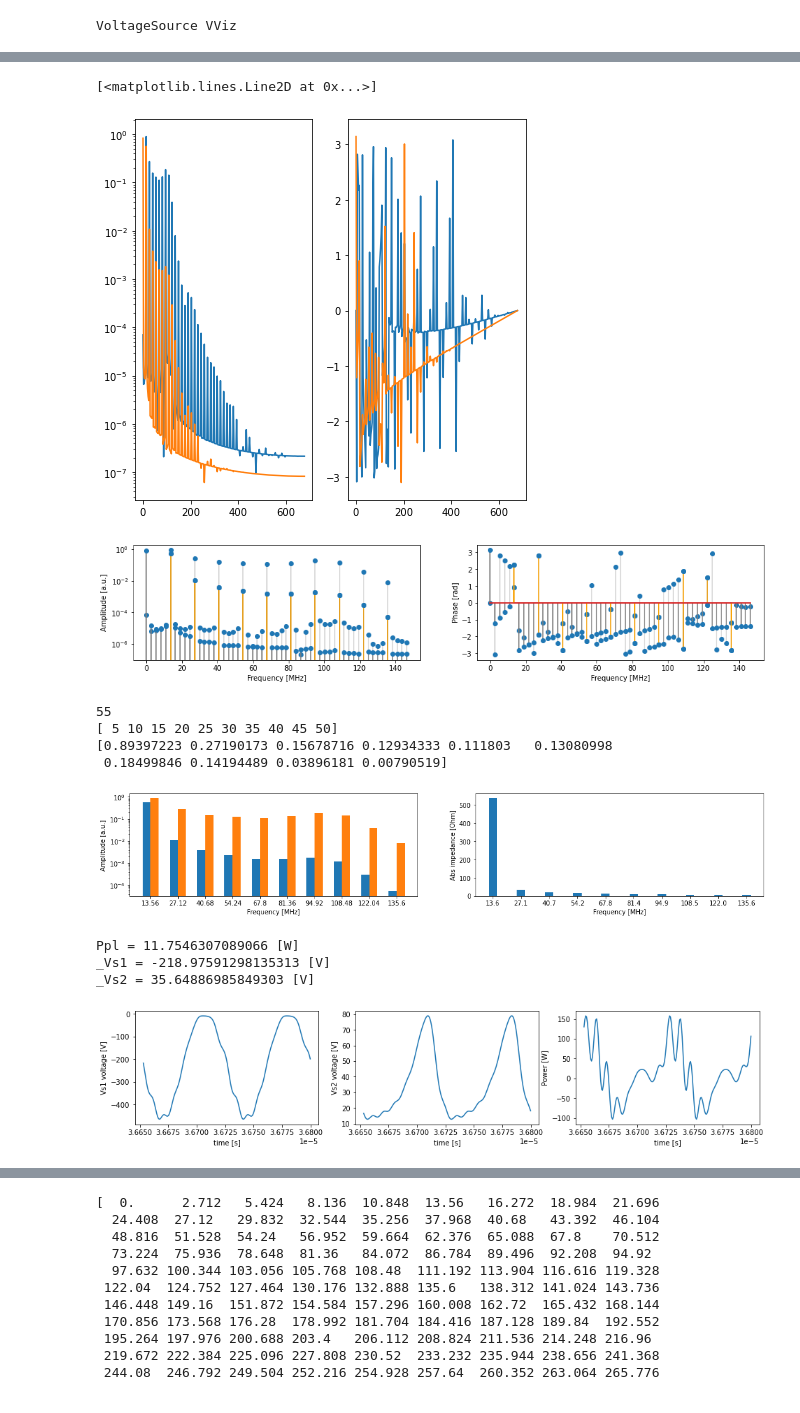
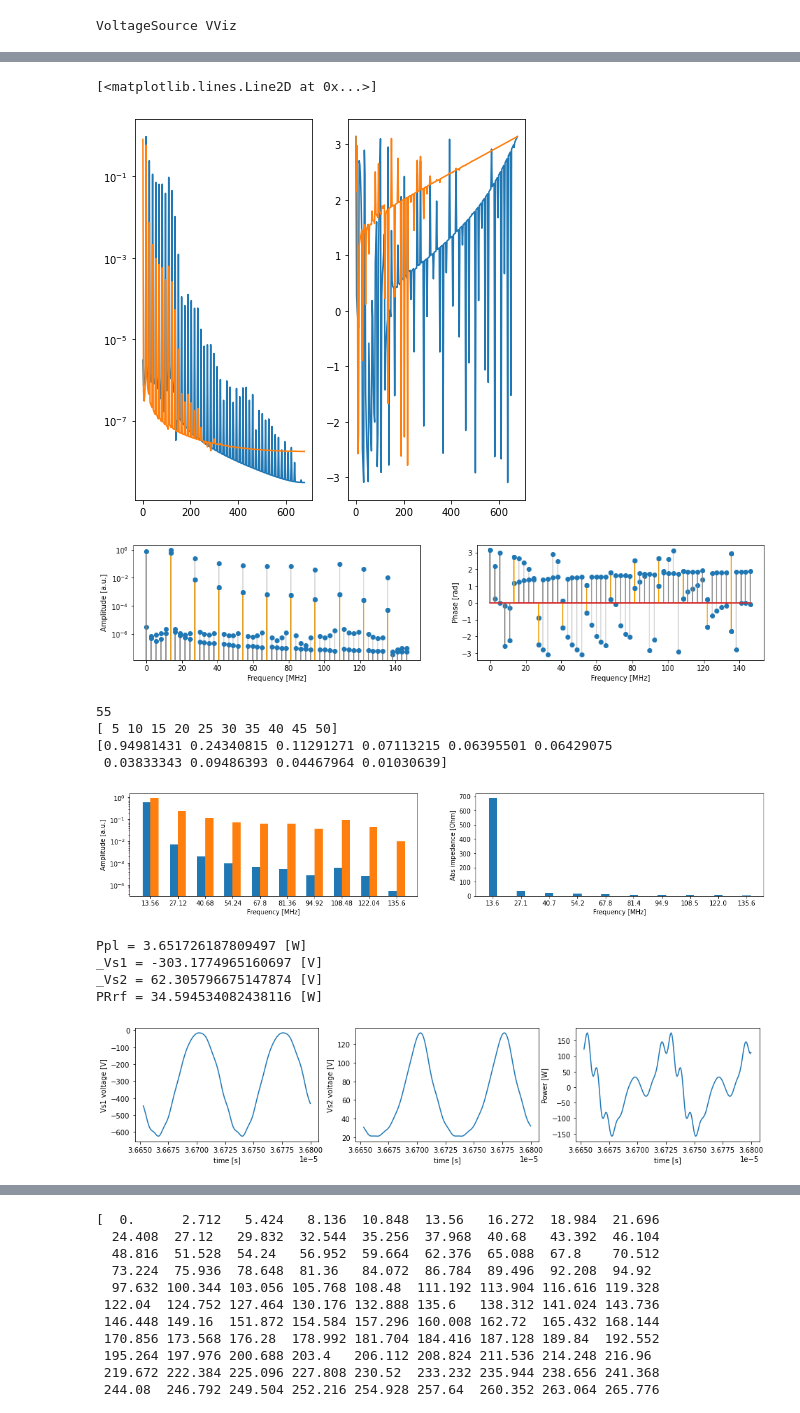
Before and after one commit to dsamsonov1/rf_plasma_impedance, a Jupyter notebook: rf_discharge_2.ipynb, the cells around one changed output, grey strips where cells are left out. Cells and saved outputs as stored; diff of their text form; code cells hidden in the pictures.

```diff
--- a/rf_discharge_2.ipynb
+++ b/rf_discharge_2.ipynb
@@ -27,24 +27,24 @@ from PySpice.Spice.Netlist import Circuit
 #################
 # 1. Параметры рабочей точки ВЧ разряда
 #################
-Vm = 100                                # Амплитуда возбуждающего поля [V]
-f0 = 13.56e+6                           # Частота возбуждающего поля [Гц]
+Vm = 100                                # Амплитуда ВЧ источника [V]
+f0 = 13.56e+6                           # Частота ВЧ источника [Гц]
 p0 = 0.66                               # Давление газа [Па]
 T0 = 300                                # Температура буферного газа [К]
-ne = 1.25e+15                           # Электронная плотность [м^-3]
-Te = 4.73                               # Электронная температура [эВ]
+ne = 1.25e+15                           # Начальное приближение плотности электронов [м^-3]
+Te = 4.75                               # Температура электронов [эВ]
 l_B = 5.7e-2                            # Толщина bulk плазмы [м]
 Km = 1e-13                              # Коэффициент электронно-нейтральных столкновений [м^3*с^-1]
-Ae = 0.01                               # Площадь управляющего электрода [м^2]
-Ag = 3*Ae                               # Площадь заземленного электрода [м^2]
+Ae = 0.01                               # Площадь нагруженного электрода [м^2]
+Ag = 0.03                               # Площадь заземленного электрода [м^2]
 
 #################
 # 2. Физические константы
 #################
 qe = 1.6e-19                            # Заряд электрона [Кл]
 me = 9.11e-31                           # Масса электрона [кг]
-Mi = 1.67e-27                           # Масса иона Ar [кг]
-k_B = 1.38e-23                          # Постоянная Больцмана [Дж/К]
+Mi=6.6335209e-26-9.1093837e-31          # Масса иона Ar [кг]
+#k_B = 1.38e-23                          # Постоянная Больцмана [Дж/К]
 eps_0 = 8.85e-12                        # Диэлектрическая постоянная [Ф/м]
 
 #################
@@ -52,6 +52,7 @@ eps_0 = 8.85e-12                        # Диэлектрическая пос
 #################
 ng = p0/(k_B*T0)                        # Концентрация буферного газа [м^-3]
 nu_el_netr = Km*ng                      # Частота электронно-нейтральных столкновений [c^-1]
+Vp = Ae*l_B                             # Объем плазменного столба
 v_Bomh = math.sqrt(qe*Te/Mi)            # Бомовская скорость ионов
 v_midd_e = math.sqrt(8*qe*Te/(3.14*me)) # Средняя тепловая скорость электронов
 nu_eff = nu_el_netr+(v_midd_e/l_B)      # Эффективная частота электронно-нейтральных столкновений [c^-1]
@@ -193,7 +190,7 @@ axs[1].plot(freqsMHz, v_phase)
 #axs[1].xlabel('Frequency [MHz]')
 # %% [output]
 [<matplotlib.lines.Line2D at 0x...>]
-[figure, old version]
+[figure, new version]
 # %%
 fig, axs = plt.subplots(nrows=1, ncols=2, figsize=(16, 3))
 
@@ -224,7 +221,7 @@ axs[1].stem(freqsReducedHarm[idxrange], i_phaseReducedHarm[idxrange], linefmt='o
 axs[1].set_ylabel('Phase [rad]')
 _=axs[1].set_xlabel('Frequency [MHz]')
 # %% [output]
-[figure, old version]
+[figure, new version]
 # %%
 print(i_reducedHarm.size)
 idxrange = np.arange(start=num_periods_for_spectra, stop=(nHarm+1)*num_periods_for_spectra, step=num_periods_for_spectra)
@@ -233,8 +230,8 @@ print(i_reducedHarm[idxrange])
 # %% [output]
 55
 [ 5 10 15 20 25 30 35 40 45 50]
-[0.89397223 0.27190173 0.15678716 0.12934333 0.111803   0.13080998
- 0.18499846 0.14194489 0.03896181 0.00790519]
+[0.94981431 0.24340815 0.11291271 0.07113215 0.06395501 0.06429075
+ 0.03833343 0.09486393 0.04467964 0.01030639]
 # %%
 fig, axs = plt.subplots(nrows=1, ncols=2, figsize=(18, 3))
 
@@ -258,57 +255,66 @@ _ = axs[1].set_xticks(np.round(br1, 2))
 axs[1].set_ylabel('Abs impedance [Ohm]')
 _ = axs[1].set_xlabel('Frequency [MHz]')
 # %% [output]
-[figure, old version]
+[figure, new version]
 # %%
 from scipy.integrate import trapezoid
 
 #power_norm = v_norm/i_norm
 #print(power_norm)
 
-num_perods_for_integration = 2  # Определить минимально необходимое количество периодов на просчитывать, при котором результат интеграла сходится.
+num_perods_for_integration = 30  # Определить минимально необходимое количество периодов на просчитывать, при котором результат интеграла сходится.
                                 # Это и будет критерий наступления установившегося режима
 
-V_data = v5_data[-(num_perods_for_integration+1)*sim_periods_div:-1*sim_periods_div]
-I_data = v9_data[-(num_perods_for_integration+1)*sim_periods_div:-1*sim_periods_div]
+Vpl_data = v5_data[-(num_perods_for_integration+1)*sim_periods_div:-1*sim_periods_div]
+Ipl_data = v9_data[-(num_perods_for_integration+1)*sim_periods_div:-1*sim_periods_div]
 t_data = time_data[-(num_perods_for_integration+1)*sim_periods_div:-1*sim_periods_div]
 
 #print(I_data.size, V_data.size)
 
-p_data = np.multiply(V_data, I_data)
+Ppl_data = np.multiply(Vpl_data, Ipl_data)
 
-Ppl = 1/(num_perods_for_integration*Tf) * trapezoid(x=t_data, y=p_data)
+Ppl = 1/(num_perods_for_integration*Tf) * trapezoid(x=t_data, y=Ppl_data)
 
 print(f'Ppl = {Ppl} [W]')
 
 vs1_raw_data = np.array(analysis['5']) - np.array(analysis['7'])
 vs2_raw_data = np.array(analysis['9']) - np.array(analysis['10'])
+V_R_rf_raw_data = np.array(analysis['2']) - np.array(analysis['1'])
+
 
 vs1_data = vs1_raw_data[-(num_perods_for_integration+1)*sim_periods_div:-1*sim_periods_div]
 vs2_data = vs2_raw_data[-(num_perods_for_integration+1)*sim_periods_div:-1*sim_periods_div]
+V_R_rf_data = V_R_rf_raw_data[-(num_perods_for_integration+1)*sim_periods_div:-1*sim_periods_div]
+
+P_R_rf_data = np.multiply(V_R_rf_data, V_R_rf_data)/val_R_rf
 
 #print(vs1_data)
 
 _Vs1 = 1/(num_perods_for_integration*Tf) * trapezoid(x=t_data, y=vs1_data)
 _Vs2 = 1/(num_perods_for_integration*Tf) * trapezoid(x=t_data, y=vs2_data)
+P_R_rf = 1/(num_perods_for_integration*Tf) * trapezoid(x=t_data, y=P_R_rf_data)
 
 print(f'_Vs1 = {_Vs1} [V]')
 print(f'_Vs2 = {_Vs2} [V]')
 
+print(f'PRrf = {P_R_rf} [W]')
+
 fig, axs = plt.subplots(nrows=1, ncols=3, figsize=(16, 3))
 
-axs[0].plot(t_data, vs1_data)
+axs[0].plot(t_data[-2*sim_periods_div:], vs1_data[-2*sim_periods_div:])
 axs[0].set_ylabel('Vs1 voltage [V]')
 axs[0].set_xlabel('time [s]')
 
-axs[1].plot(t_data, vs2_data)
+axs[1].plot(t_data[-2*sim_periods_div:], vs2_data[-2*sim_periods_div:])
 axs[1].set_ylabel('Vs2 voltage [V]')
 axs[1].set_xlabel('time [s]')
 
-axs[2].plot(t_data, p_data)
+axs[2].plot(t_data[-2*sim_periods_div:], Ppl_data[-2*sim_periods_div:])
 axs[2].set_ylabel('Power [W]')
 _=axs[2].set_xlabel('time [s]')
 # %% [output]
-Ppl = 11.7546307089066 [W]
-_Vs1 = -218.97591298135313 [V]
-_Vs2 = 35.64886985849303 [V]
+Ppl = 3.651726187809497 [W]
+_Vs1 = -303.1774965160697 [V]
+_Vs2 = 62.305796675147874 [V]
+PRrf = 34.594534082438116 [W]
-[figure, old version]
+[figure, new version]
```
Also changed, not shown: parts of 9 cells of this notebook.
